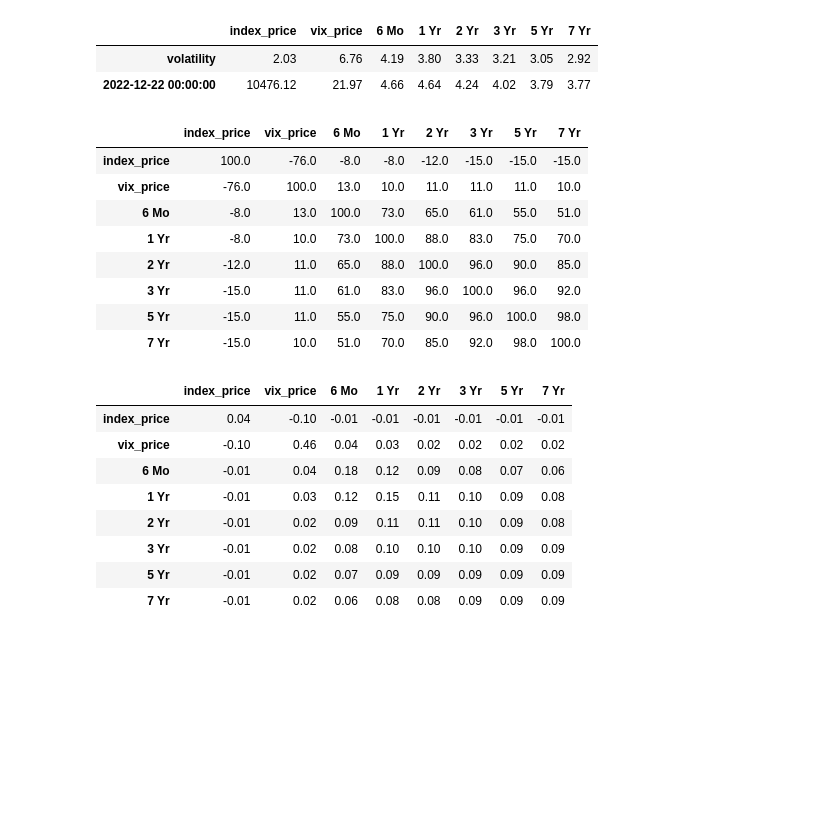
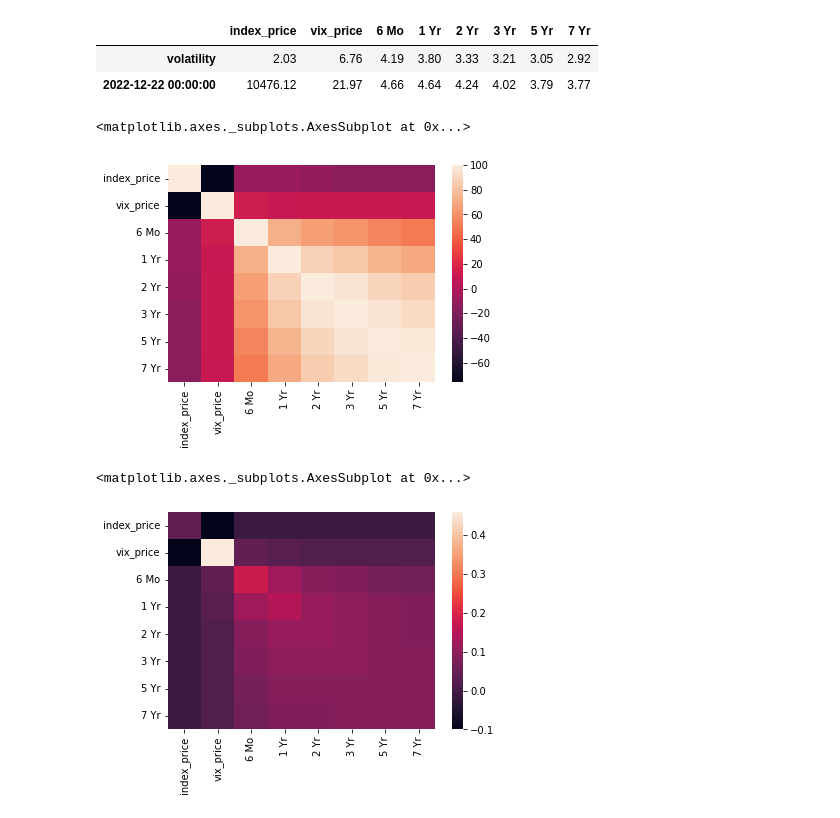
Before and after one commit to AMAYadav/PROJECTS-, a Jupyter notebook: market_risk_02_methods.ipynb, the cells around one changed output. Drawn from its saved outputs; the diff is of its cells as text; code cells hidden in the pictures; blank space fills up the shorter version.

```diff
--- a/market_risk_02_methods.ipynb
+++ b/market_risk_02_methods.ipynb
@@ -129,26 +129,15 @@ risk_factor_info
 # %%
 risk_factor_cor=final_returns.corr().round(2)*100
 risk_factor_cor
+
+sns.heatmap(risk_factor_cor)
 # %% [output]
-|  | index_price | vix_price | 6 Mo | 1 Yr | 2 Yr | 3 Yr | 5 Yr | 7 Yr |
-| index_price | 100.0 | -76.0 | -8.0 | -8.0 | -12.0 | -15.0 | -15.0 | -15.0 |
-| vix_price | -76.0 | 100.0 | 13.0 | 10.0 | 11.0 | 11.0 | 11.0 | 10.0 |
-| 6 Mo | -8.0 | 13.0 | 100.0 | 73.0 | 65.0 | 61.0 | 55.0 | 51.0 |
-| 1 Yr | -8.0 | 10.0 | 73.0 | 100.0 | 88.0 | 83.0 | 75.0 | 70.0 |
-| 2 Yr | -12.0 | 11.0 | 65.0 | 88.0 | 100.0 | 96.0 | 90.0 | 85.0 |
-| 3 Yr | -15.0 | 11.0 | 61.0 | 83.0 | 96.0 | 100.0 | 96.0 | 92.0 |
-| 5 Yr | -15.0 | 11.0 | 55.0 | 75.0 | 90.0 | 96.0 | 100.0 | 98.0 |
-| 7 Yr | -15.0 | 10.0 | 51.0 | 70.0 | 85.0 | 92.0 | 98.0 | 100.0 |
+<matplotlib.axes._subplots.AxesSubplot at 0x...>
+[figure, added]
 # %%
 risk_factor_cov=final_returns.cov().round(4)*100
 risk_factor_cov
+sns.heatmap(risk_factor_cov)
 # %% [output]
-|  | index_price | vix_price | 6 Mo | 1 Yr | 2 Yr | 3 Yr | 5 Yr | 7 Yr |
-| index_price | 0.04 | -0.10 | -0.01 | -0.01 | -0.01 | -0.01 | -0.01 | -0.01 |
-| vix_price | -0.10 | 0.46 | 0.04 | 0.03 | 0.02 | 0.02 | 0.02 | 0.02 |
-| 6 Mo | -0.01 | 0.04 | 0.18 | 0.12 | 0.09 | 0.08 | 0.07 | 0.06 |
-| 1 Yr | -0.01 | 0.03 | 0.12 | 0.15 | 0.11 | 0.10 | 0.09 | 0.08 |
-| 2 Yr | -0.01 | 0.02 | 0.09 | 0.11 | 0.11 | 0.10 | 0.09 | 0.08 |
-| 3 Yr | -0.01 | 0.02 | 0.08 | 0.10 | 0.10 | 0.10 | 0.09 | 0.09 |
-| 5 Yr | -0.01 | 0.02 | 0.07 | 0.09 | 0.09 | 0.09 | 0.09 | 0.09 |
-| 7 Yr | -0.01 | 0.02 | 0.06 | 0.08 | 0.08 | 0.09 | 0.09 | 0.09 |
+<matplotlib.axes._subplots.AxesSubplot at 0x...>
+[figure, added]
```
